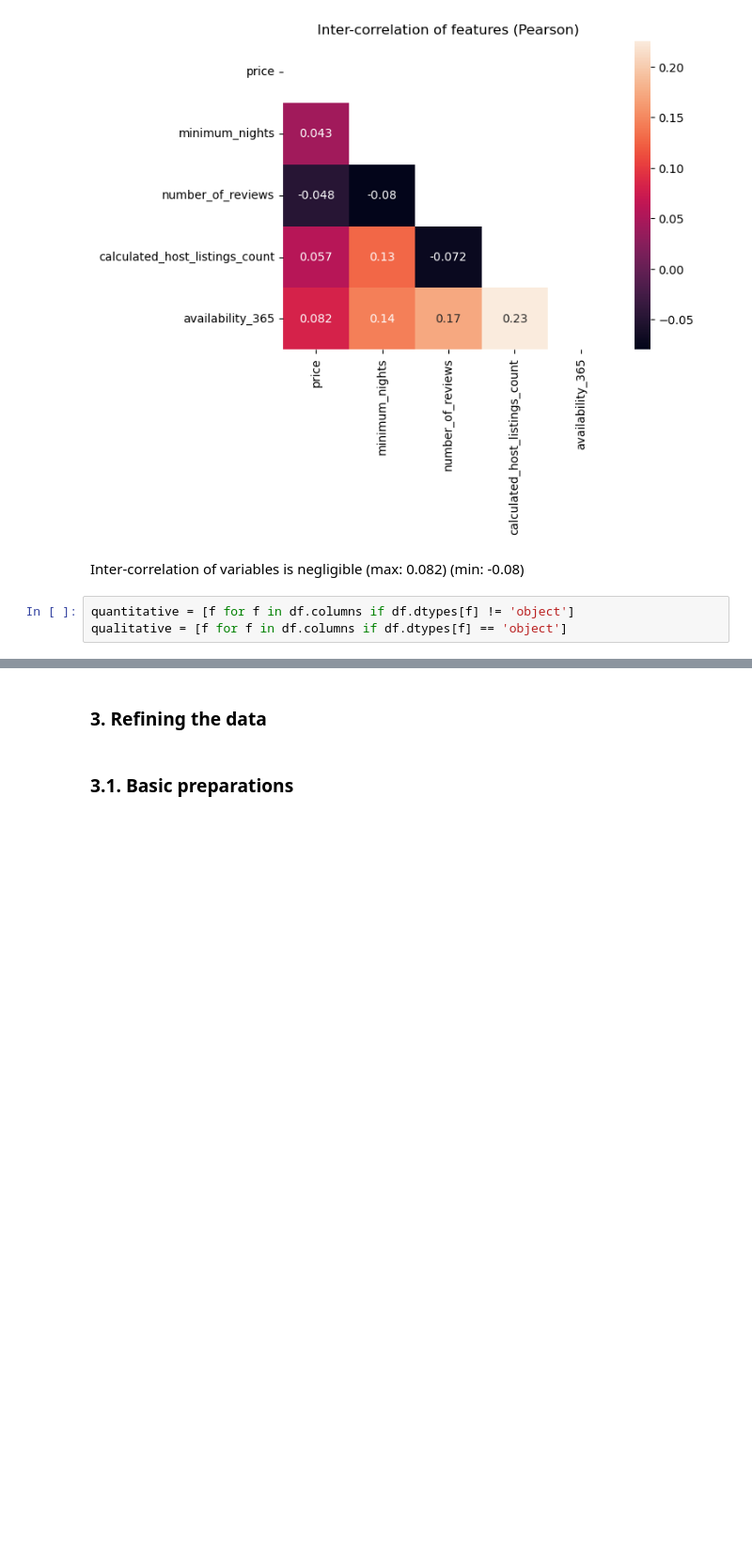
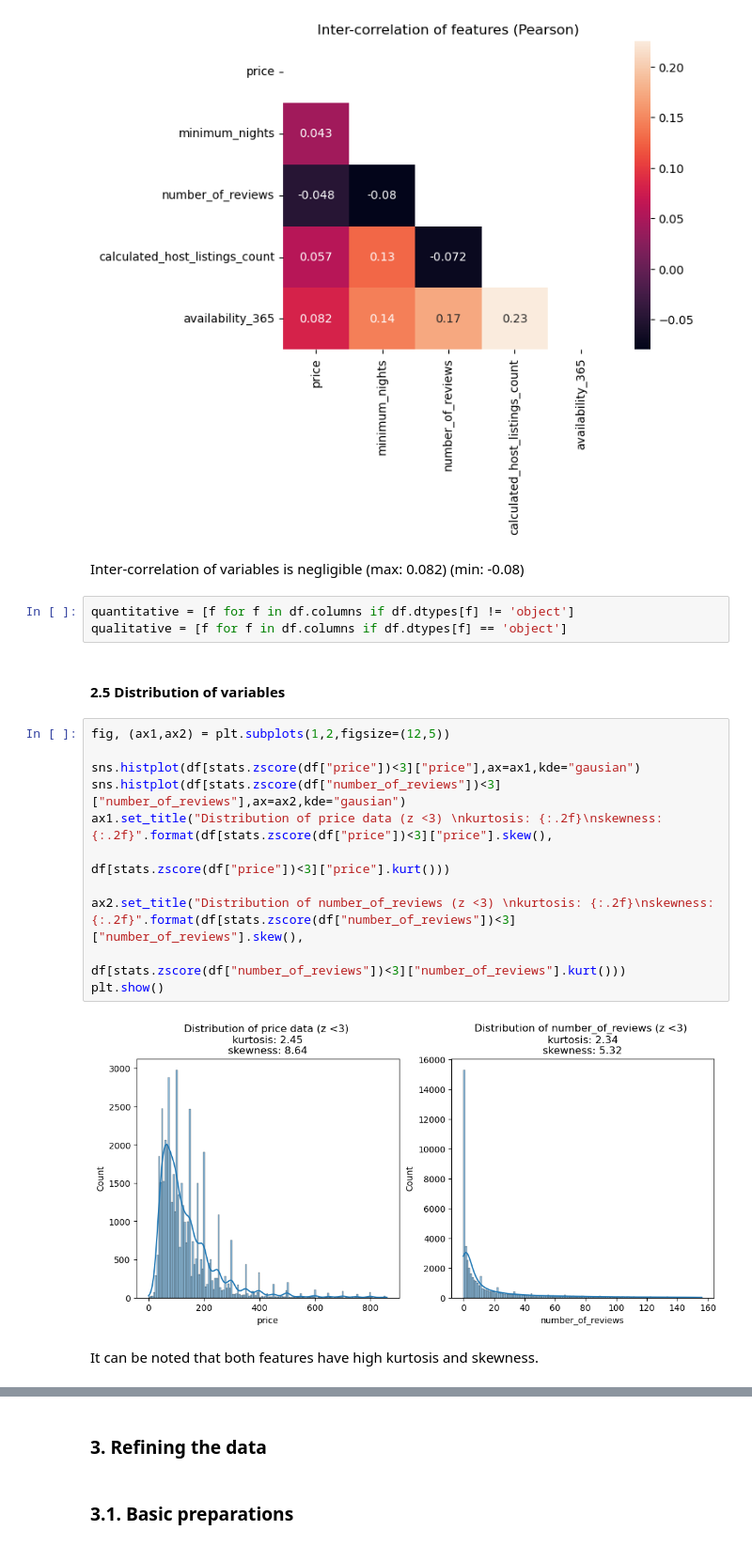
Before and after one commit to marci-nemeth/ML-Notebooks, a Jupyter notebook: 1-Regression/AirbnbEDA.ipynb, the cells around one changed output, grey strips where cells are left out. Shown at 94% size. Saved outputs shown, nothing was run; the diff lists cells and outputs as text; blank space fills up the shorter version.

```diff
--- a/1-Regression/AirbnbEDA.ipynb
+++ b/1-Regression/AirbnbEDA.ipynb
@@ -175,6 +183,23 @@ Inter-correlation of variables is negligible (max: 0.082) (min: -0.08)
 # %%
 quantitative = [f for f in df.columns if df.dtypes[f] != 'object']
 qualitative = [f for f in df.columns if df.dtypes[f] == 'object']
+# %% [markdown]
+#### 2.5 Distribution of variables
+# %%
+fig, (ax1,ax2) = plt.subplots(1,2,figsize=(12,5))
+
+sns.histplot(df[stats.zscore(df["price"])<3]["price"],ax=ax1,kde="gausian")
+sns.histplot(df[stats.zscore(df["number_of_reviews"])<3]["number_of_reviews"],ax=ax2,kde="gausian")
+ax1.set_title("Distribution of price data (z <3) \nkurtosis: {:.2f}\nskewness: {:.2f}".format(df[stats.zscore(df["price"])<3]["price"].skew(),
+                                                                                                       df[stats.zscore(df["price"])<3]["price"].kurt()))
+
+ax2.set_title("Distribution of number_of_reviews (z <3) \nkurtosis: {:.2f}\nskewness: {:.2f}".format(df[stats.zscore(df["number_of_reviews"])<3]["number_of_reviews"].skew(),
+                                                                                                       df[stats.zscore(df["number_of_reviews"])<3]["number_of_reviews"].kurt()))
+plt.show()
+# %% [output]
+[figure, added]
+# %% [markdown]
+It can be noted that both features have high kurtosis and skewness.
 # %% [markdown]
 <a id='data_ref'></a>
 # %% [markdown]
```
Also changed, not shown: parts of 30 cells of this notebook, 1 other file.
